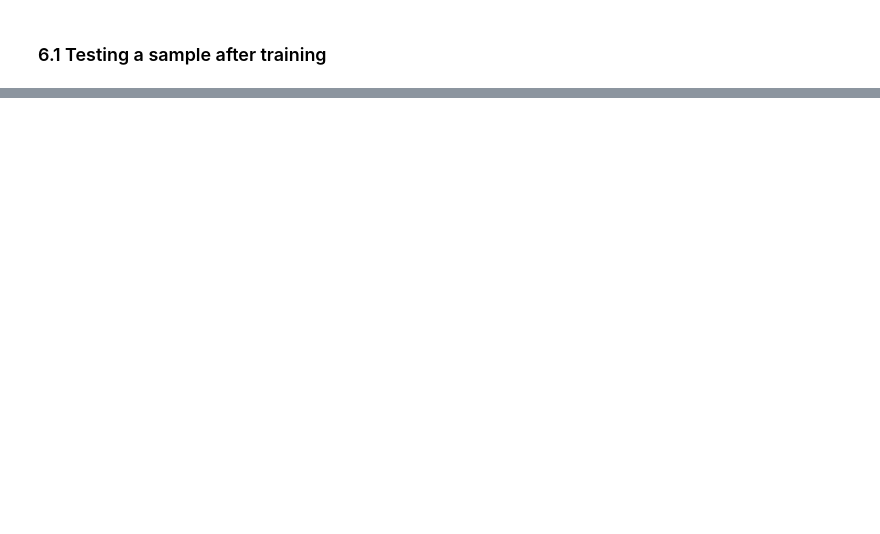
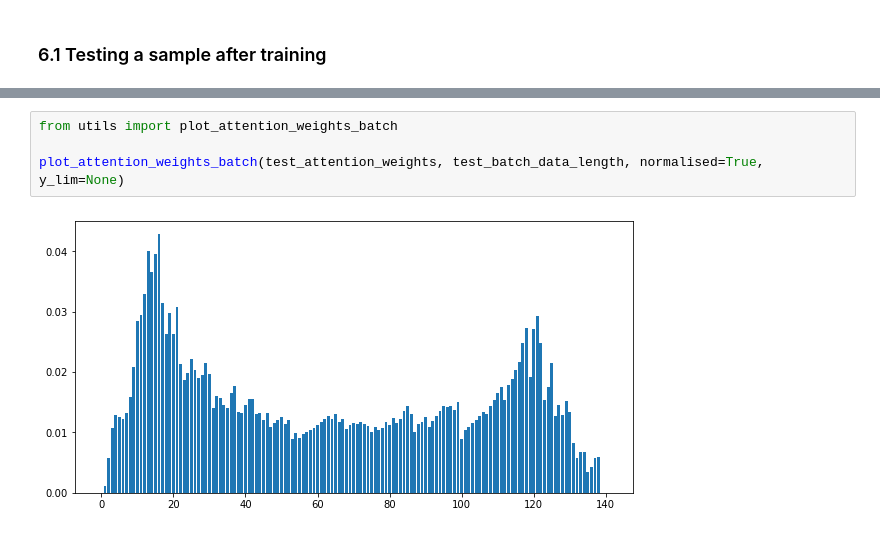
Before and after one commit to madkerpe/poc_ddht_pytorch, a Jupyter notebook: main_FREDDIEMAC.ipynb, the cells around one changed output, grey strips where cells are left out. Cells and saved outputs as stored; diff of their text form; blank space fills up the shorter version.

```diff
--- a/main_FREDDIEMAC.ipynb
+++ b/main_FREDDIEMAC.ipynb
@@ -474,0 +504,6 @@ plot_attention_weights(test_attention_weights[0])
+# %%
+from utils import plot_attention_weights_batch
+
+plot_attention_weights_batch(test_attention_weights, test_batch_data_length, normalised=True, y_lim=None)
+# %% [output]
+[figure, added]
```
Also changed, not shown: parts of 20 cells of this notebook, 2 other files.
